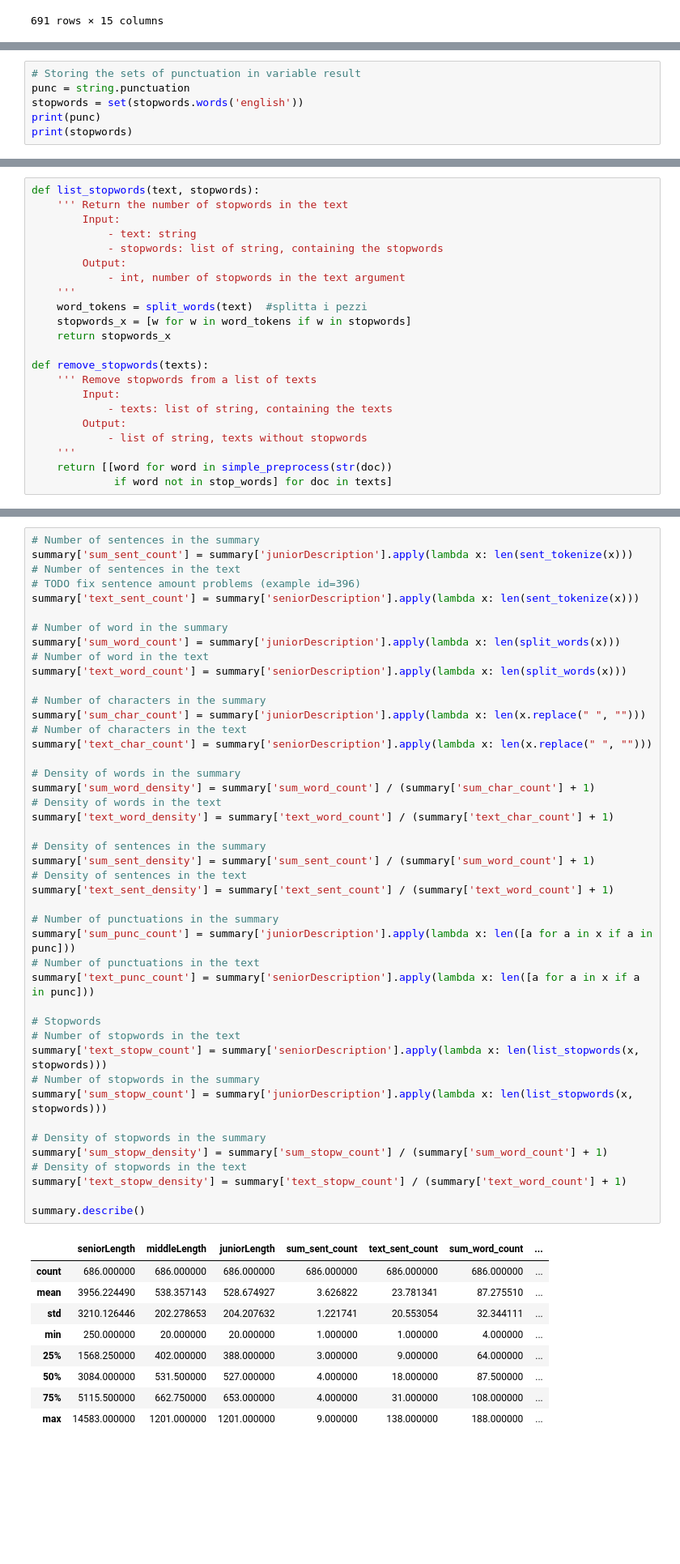
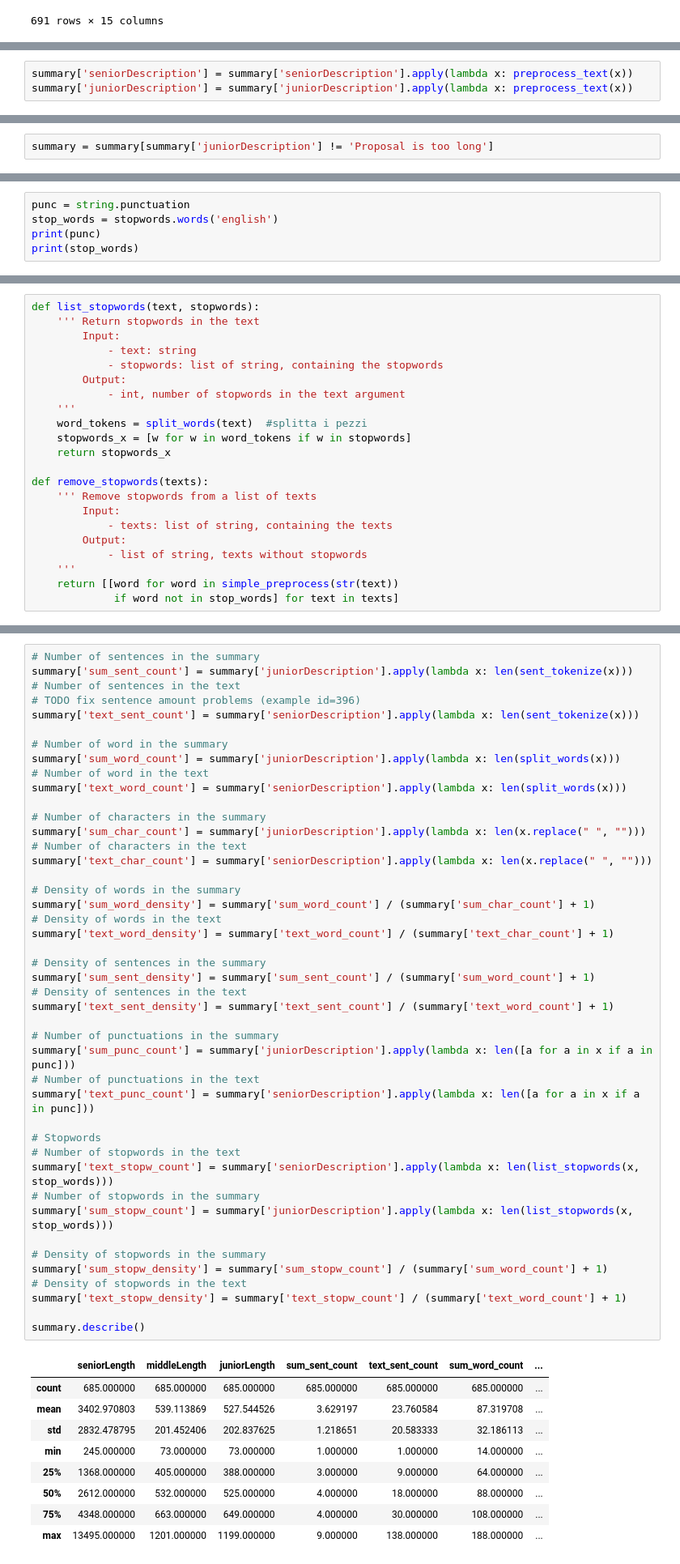
Before and after one commit to gladwel/DIP, a Jupyter notebook: DAO_summarization_processing.ipynb, the cells around one changed output, grey strips where cells are left out. Shown at 81% size. Cells and saved outputs as stored; diff of their text form; blank space fills up the shorter version.

```diff
--- a/DAO_summarization_processing.ipynb
+++ b/DAO_summarization_processing.ipynb
@@ -52,0 +151,3 @@ summary
+# %%
+summary['seniorDescription'] = summary['seniorDescription'].apply(lambda x: preprocess_text(x))
+summary['juniorDescription'] = summary['juniorDescription'].apply(lambda x: preprocess_text(x))
@@ -71,3 +173,5 @@ summary = summary.sort_values(by=['id'])
+# %%
+summary = summary[summary['juniorDescription'] != 'Proposal is too long']
 # %%
 summary.iloc[1][
     ['seniorDescription', 'middleDescription', 'juniorDescription', 'snapshotLink', 'discussionLink']].tolist()
@@ -103,8 +193,7 @@ summary
 # %%
-# Storing the sets of punctuation in variable result
 punc = string.punctuation
-stopwords = set(stopwords.words('english'))
+stop_words = stopwords.words('english')
 print(punc)
-print(stopwords)
+print(stop_words)
 # %% [output]
 !"#$%&'()*+,-./:;<=>?@[\]^_`{|}~
@@ -122,7 +211,7 @@ def split_words(text):
     return tokens
 # %%
 def list_stopwords(text, stopwords):
-    ''' Return the number of stopwords in the text
+    ''' Return stopwords in the text
         Input:
             - text: string
             - stopwords: list of string, containing the stopwords
@@ -140,5 +229,5 @@ def remove_stopwords(texts):
         Output:
             - list of string, texts without stopwords
     '''
-    return [[word for word in simple_preprocess(str(doc))
-             if word not in stop_words] for doc in texts]
+    return [[word for word in simple_preprocess(str(text))
+             if word not in stop_words] for text in texts]
@@ -288,43 +248,43 @@ summary['sum_char_count'] = summary['juniorDescription'].apply(lambda x: len(x.r
 # Number of characters in the text
 summary['text_char_count'] = summary['seniorDescription'].apply(lambda x: len(x.replace(" ", "")))
 
 # Density of words in the summary
 summary['sum_word_density'] = summary['sum_word_count'] / (summary['sum_char_count'] + 1)
 # Density of words in the text
 summary['text_word_density'] = summary['text_word_count'] / (summary['text_char_count'] + 1)
 
 # Density of sentences in the summary
 summary['sum_sent_density'] = summary['sum_sent_count'] / (summary['sum_word_count'] + 1)
 # Density of sentences in the text
 summary['text_sent_density'] = summary['text_sent_count'] / (summary['text_word_count'] + 1)
 
 # Number of punctuations in the summary
 summary['sum_punc_count'] = summary['juniorDescription'].apply(lambda x: len([a for a in x if a in punc]))
 # Number of punctuations in the text
 summary['text_punc_count'] = summary['seniorDescription'].apply(lambda x: len([a for a in x if a in punc]))
 
 # Stopwords
 # Number of stopwords in the text
-summary['text_stopw_count'] = summary['seniorDescription'].apply(lambda x: len(list_stopwords(x, stopwords)))
+summary['text_stopw_count'] = summary['seniorDescription'].apply(lambda x: len(list_stopwords(x, stop_words)))
 # Number of stopwords in the summary
-summary['sum_stopw_count'] = summary['juniorDescription'].apply(lambda x: len(list_stopwords(x, stopwords)))
+summary['sum_stopw_count'] = summary['juniorDescription'].apply(lambda x: len(list_stopwords(x, stop_words)))
 
 # Density of stopwords in the summary
 summary['sum_stopw_density'] = summary['sum_stopw_count'] / (summary['sum_word_count'] + 1)
 # Density of stopwords in the text
 summary['text_stopw_density'] = summary['text_stopw_count'] / (summary['text_word_count'] + 1)
 
 summary.describe()
 # %% [output]
 |  | seniorLength | middleLength | juniorLength | sum_sent_count | text_sent_count | sum_word_count | ... |
-| count | 686.000000 | 686.000000 | 686.000000 | 686.000000 | 686.000000 | 686.000000 | ... |
-| mean | 3956.224490 | 538.357143 | 528.674927 | 3.626822 | 23.781341 | 87.275510 | ... |
-| std | 3210.126446 | 202.278653 | 204.207632 | 1.221741 | 20.553054 | 32.344111 | ... |
-| min | 250.000000 | 20.000000 | 20.000000 | 1.000000 | 1.000000 | 4.000000 | ... |
-| 25% | 1568.250000 | 402.000000 | 388.000000 | 3.000000 | 9.000000 | 64.000000 | ... |
-| 50% | 3084.000000 | 531.500000 | 527.000000 | 4.000000 | 18.000000 | 87.500000 | ... |
-| 75% | 5115.500000 | 662.750000 | 653.000000 | 4.000000 | 31.000000 | 108.000000 | ... |
-| max | 14583.000000 | 1201.000000 | 1201.000000 | 9.000000 | 138.000000 | 188.000000 | ... |
+| count | 685.000000 | 685.000000 | 685.000000 | 685.000000 | 685.000000 | 685.000000 | ... |
+| mean | 3402.970803 | 539.113869 | 527.544526 | 3.629197 | 23.760584 | 87.319708 | ... |
+| std | 2832.478795 | 201.452406 | 202.837625 | 1.218651 | 20.583333 | 32.186113 | ... |
+| min | 245.000000 | 73.000000 | 73.000000 | 1.000000 | 1.000000 | 14.000000 | ... |
+| 25% | 1368.000000 | 405.000000 | 388.000000 | 3.000000 | 9.000000 | 64.000000 | ... |
+| 50% | 2612.000000 | 532.000000 | 525.000000 | 4.000000 | 18.000000 | 88.000000 | ... |
+| 75% | 4348.000000 | 663.000000 | 649.000000 | 4.000000 | 30.000000 | 108.000000 | ... |
+| max | 13495.000000 | 1201.000000 | 1199.000000 | 9.000000 | 138.000000 | 188.000000 | ... |
 # %% [markdown]
 ### Analyze the feature distributions
 # %%
```
Also changed, not shown: parts of 38 cells of this notebook, 1 other file.
